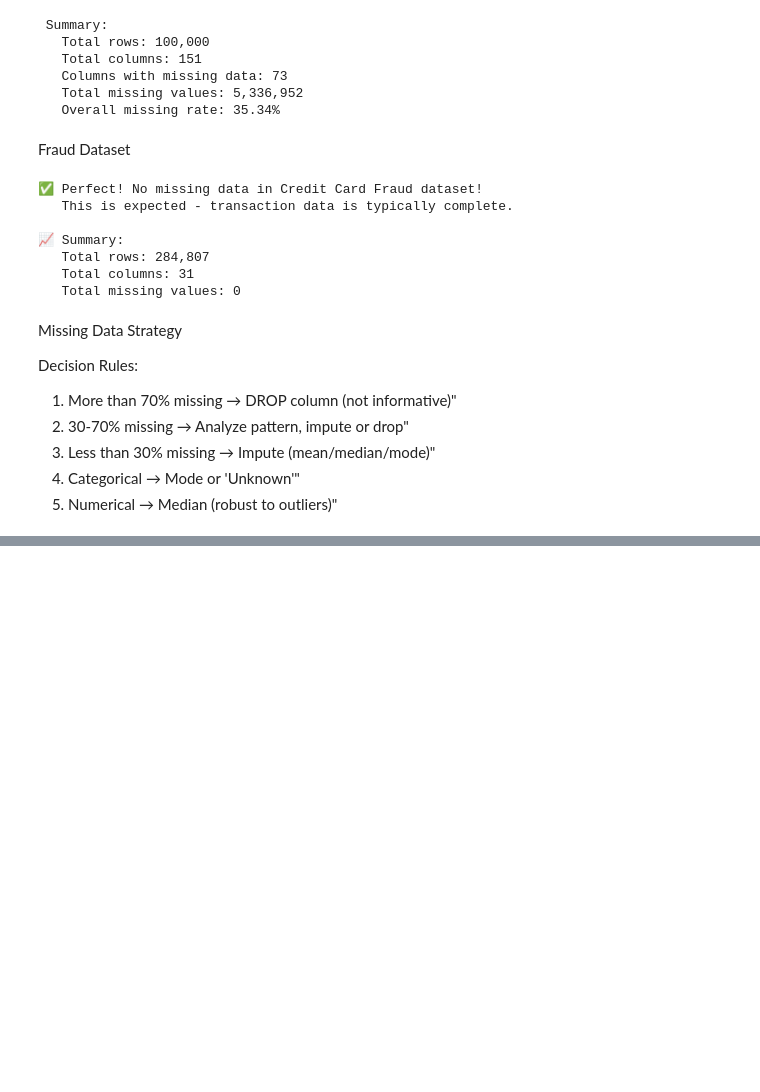
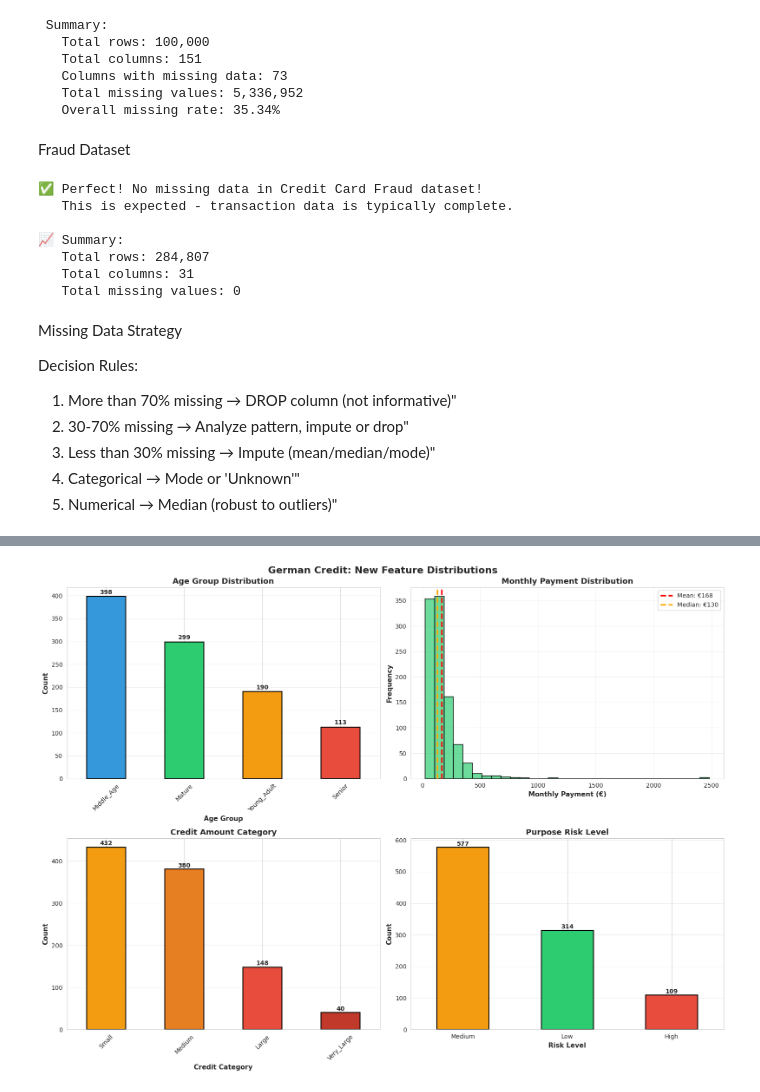
Before and after one commit to ManasAyyalaraju/personal-finance-health-predictor, a Jupyter notebook: notebooks/02_Data_Preprocessing.ipynb, the cells around one changed output, grey strips where cells are left out. Drawn from its saved outputs; the diff is of its cells as text; code cells hidden in the pictures; blank space fills up the shorter version.

```diff
--- a/notebooks/02_Data_Preprocessing.ipynb
+++ b/notebooks/02_Data_Preprocessing.ipynb
@@ -220,0 +912,12 @@ Decision Rules:
+# %%
+print("Creating TOTAL_PAYMENT_AMOUNT feature...")
+
+# Calculate total amount to be paid over loan term
+lending_club_fe['loan_term_months'] = lending_club_fe['term'].str.extract(r'(\d+)').astype(float)
+lending_club_fe['total_payment_amount'] = lending_club_fe['installment'] * lending_club_fe['loan_term_months']
+lending_club_fe['total_interest_paid'] = lending_club_fe['total_payment_amount'] - lending_club_fe['loan_amnt']
+
+print("")
+print("✓ Created total_payment_amount and total_interest_paid")
+print("")
+print(f"Average interest paid: ${lending_club_fe['total_interest_paid'].mean():,.2f}")
@@ -220,0 +1254,4 @@ Decision Rules:
+# %%
+# Set style
+sns.set_style("whitegrid")
+plt.rcParams['figure.dpi'] = 100
@@ -220,0 +1260,68 @@ Decision Rules:
+# %%
+fig, axes = plt.subplots(2, 2, figsize=(16, 12))
+fig.suptitle('German Credit: New Feature Distributions', fontsize=16, fontweight='bold')
+
+# Panel 1: Age Group
+age_group_counts = german_credit_fe['age_group'].value_counts()
+colors_age = ['#3498db', '#2ecc71', '#f39c12', '#e74c3c']
+age_group_counts.plot(kind='bar', ax=axes[0, 0], color=colors_age, edgecolor='black', linewidth=1.5)
+axes[0, 0].set_title('Age Group Distribution', fontsize=13, fontweight='bold')
+axes[0, 0].set_ylabel('Count', fontsize=11, fontweight='bold')
+axes[0, 0].set_xlabel('Age Group', fontsize=11, fontweight='bold')
+axes[0, 0].tick_params(axis='x', rotation=45)
+axes[0, 0].grid(alpha=0.3, axis='y')
+
+# Add value labels
+for i, v in enumerate(age_group_counts.values):
+    axes[0, 0].text(i, v + 5, str(v), ha='center', fontweight='bold', fontsize=10)
+
+# Panel 2: Monthly Payment Distribution
+axes[0, 1].hist(german_credit_fe['monthly_payment'], bins=30, color='#2ecc71',
+                edgecolor='black', alpha=0.7, linewidth=1.5)
+mean_payment = german_credit_fe['monthly_payment'].mean()
+median_payment = german_credit_fe['monthly_payment'].median()
+axes[0, 1].axvline(mean_payment, color='red', linestyle='--', linewidth=2.5,
+                   label=f'Mean: €{mean_payment:.0f}')
+axes[0, 1].axvline(median_payment, color='orange', linestyle='--', linewidth=2.5,
+                   label=f'Median: €{median_payment:.0f}')
+axes[0, 1].set_title('Monthly Payment Distribution', fontsize=13, fontweight='bold')
+axes[0, 1].set_xlabel('Monthly Payment (€)', fontsize=11, fontweight='bold')
+axes[0, 1].set_ylabel('Frequency', fontsize=11, fontweight='bold')
+axes[0, 1].legend(fontsize=10)
+axes[0, 1].grid(alpha=0.3)
+
+# Panel 3: Credit Category
+credit_cat_counts = german_credit_fe['credit_category'].value_counts()
+colors_credit = ['#f39c12', '#e67e22', '#e74c3c', '#c0392b']
+credit_cat_counts.plot(kind='bar', ax=axes[1, 0], color=colors_credit,
+                       edgecolor='black', linewidth=1.5)
+axes[1, 0].set_title('Credit Amount Category', fontsize=13, fontweight='bold')
+axes[1, 0].set_ylabel('Count', fontsize=11, fontweight='bold')
+axes[1, 0].set_xlabel('Credit Category', fontsize=11, fontweight='bold')
+axes[1, 0].tick_params(axis='x', rotation=45)
+axes[1, 0].grid(alpha=0.3, axis='y')
+
+# Add value labels
+for i, v in enumerate(credit_cat_counts.values):
+    axes[1, 0].text(i, v + 5, str(v), ha='center', fontweight='bold', fontsize=10)
+
+# Panel 4: Purpose Risk Level
+risk_counts = german_credit_fe['purpose_risk_level'].value_counts()
+risk_colors = {'Low': '#2ecc71', 'Medium': '#f39c12', 'High': '#e74c3c'}
+colors_risk = [risk_colors.get(cat, '#95a5a6') for cat in risk_counts.index]
+risk_counts.plot(kind='bar', ax=axes[1, 1], color=colors_risk,
+                 edgecolor='black', linewidth=1.5)
+axes[1, 1].set_title('Purpose Risk Level', fontsize=13, fontweight='bold')
+axes[1, 1].set_ylabel('Count', fontsize=11, fontweight='bold')
+axes[1, 1].set_xlabel('Risk Level', fontsize=11, fontweight='bold')
+axes[1, 1].tick_params(axis='x', rotation=0)
+axes[1, 1].grid(alpha=0.3, axis='y')
+
+# Add value labels
+for i, v in enumerate(risk_counts.values):
+    axes[1, 1].text(i, v + 5, str(v), ha='center', fontweight='bold', fontsize=10)
+
+plt.tight_layout()
+plt.show()
+# %% [output]
+[figure, added]
```
Also changed, not shown: parts of 100 cells of this notebook.
